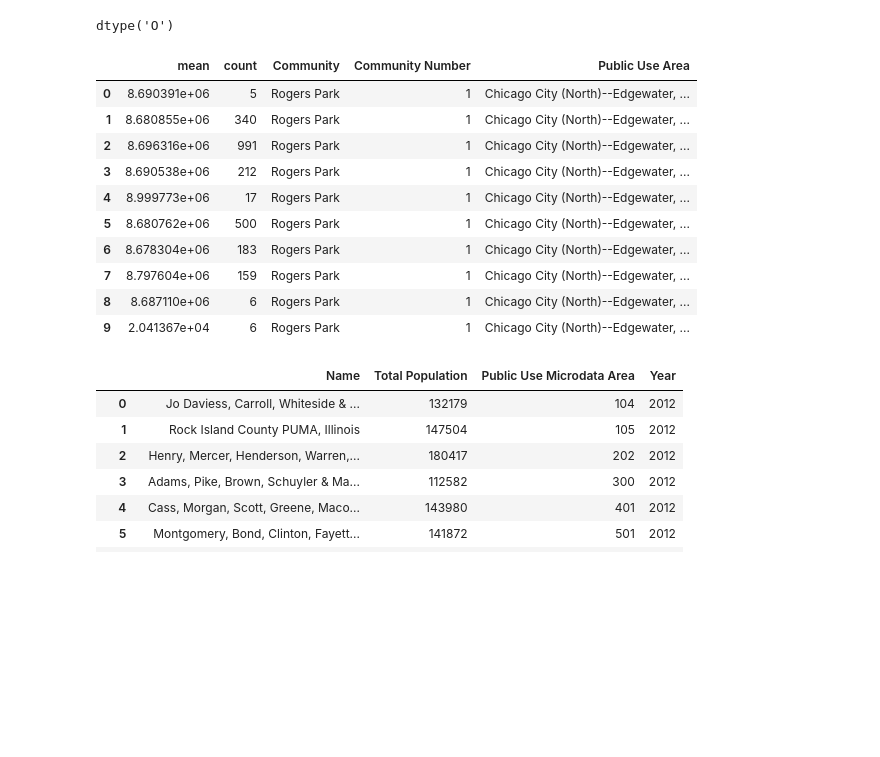
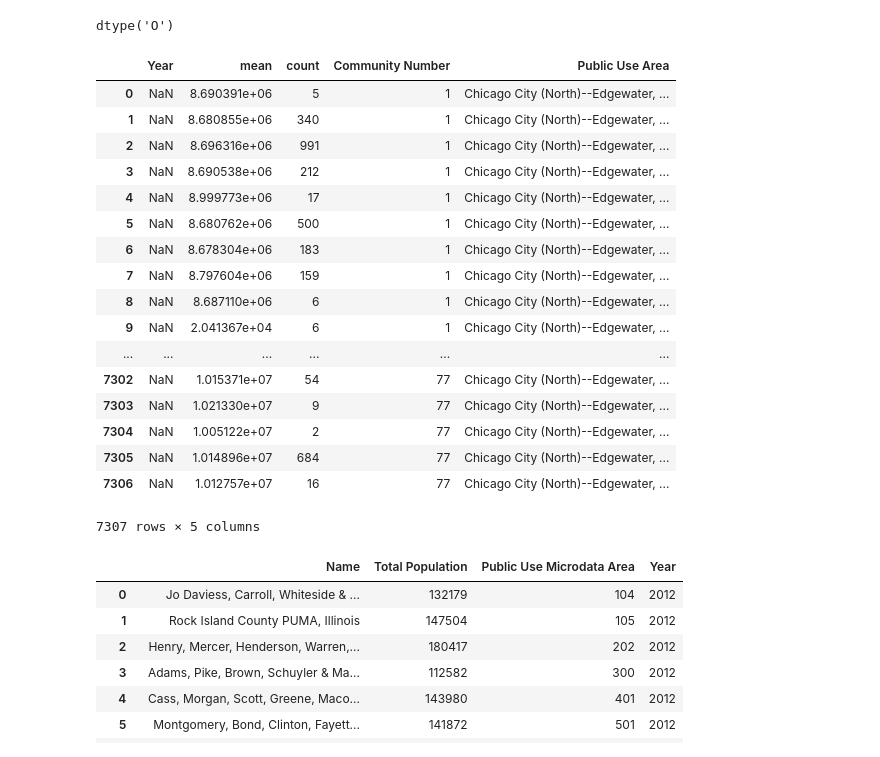
Before and after one commit to MariaSorensen/Colorama, a Jupyter notebook: Chicago_Crime.ipynb, the cells around one changed output. Drawn from its saved outputs; the diff is of its cells as text; code cells hidden in the pictures; blank space fills up the shorter version.

```diff
--- a/Chicago_Crime.ipynb
+++ b/Chicago_Crime.ipynb
@@ -93,7 +93,7 @@ Primary_types_df
 ### The types of crimes that occurred in each community area
 # %%
 type_summary_df = (Primary_types_df.groupby(["Year", "Community Area", "Primary Type"])
-                    ["ID"].agg(['mean', 'count'])
+                    ["ID"].agg(['mean', 'count'], as_index=False)
                   )
 type_summary_df.head()
 # %% [output]
@@ -108,7 +108,7 @@ type_summary_df.head()
 Columns=['Year','Community Area', 'Primary Type', 'mean', 'count']
 #Columns=['Year'] .reset_index().drop('index', axis=1)
 type_summary_df = type_summary_df.reindex(columns=Columns)
-type_summary_df = type_summary_df.drop(['Community Area', 'Year','Primary Type'], axis=1)
+type_summary_df = type_summary_df.drop(['Community Area', 'Primary Type'], axis=1)
 # %%
 type_summary_df
 # %% [output]
@@ -190,7 +191,7 @@ Index(['Community', 'Community \nNumber', 'Public Use Area'], dtype='object')
 # Merge our newly combined dataframe with the 2015 dataframe
 #Crime_Summary_df = pd.merge(type_summary_df, communityarea_path, how="inner", on='Community Area')
 Crime_Summary_df = pd.merge(type_summary_df, communityarea_path,
-                            left_on='Community Area', right_on='Community \nNumber',
+                            left_on='Year','Community Area', right_on='Year','Community \nNumber',
                             how='inner',
                             validate="m:1"
                            )
@@ -199,19 +202,26 @@ Crime_Summary_df['Public Use Area'].dtype
 # %% [output]
 dtype('O')
 # %%
-Crime_Summary_df.head(10)
+Crime_Summary_df
 # %% [output]
-|  | mean | count | Community | Community Number | Public Use Area |
-| 0 | 8.690391e+06 | 5 | Rogers Park | 1 | Chicago City (North)--Edgewater, ... |
-| 1 | 8.680855e+06 | 340 | Rogers Park | 1 | Chicago City (North)--Edgewater, ... |
-| 2 | 8.696316e+06 | 991 | Rogers Park | 1 | Chicago City (North)--Edgewater, ... |
-| 3 | 8.690538e+06 | 212 | Rogers Park | 1 | Chicago City (North)--Edgewater, ... |
-| 4 | 8.999773e+06 | 17 | Rogers Park | 1 | Chicago City (North)--Edgewater, ... |
-| 5 | 8.680762e+06 | 500 | Rogers Park | 1 | Chicago City (North)--Edgewater, ... |
-| 6 | 8.678304e+06 | 183 | Rogers Park | 1 | Chicago City (North)--Edgewater, ... |
-| 7 | 8.797604e+06 | 159 | Rogers Park | 1 | Chicago City (North)--Edgewater, ... |
-| 8 | 8.687110e+06 | 6 | Rogers Park | 1 | Chicago City (North)--Edgewater, ... |
-| 9 | 2.041367e+04 | 6 | Rogers Park | 1 | Chicago City (North)--Edgewater, ... |
+|  | Year | mean | count | Community Number | Public Use Area |
+| 0 | NaN | 8.690391e+06 | 5 | 1 | Chicago City (North)--Edgewater, ... |
+| 1 | NaN | 8.680855e+06 | 340 | 1 | Chicago City (North)--Edgewater, ... |
+| 2 | NaN | 8.696316e+06 | 991 | 1 | Chicago City (North)--Edgewater, ... |
+| 3 | NaN | 8.690538e+06 | 212 | 1 | Chicago City (North)--Edgewater, ... |
+| 4 | NaN | 8.999773e+06 | 17 | 1 | Chicago City (North)--Edgewater, ... |
+| 5 | NaN | 8.680762e+06 | 500 | 1 | Chicago City (North)--Edgewater, ... |
+| 6 | NaN | 8.678304e+06 | 183 | 1 | Chicago City (North)--Edgewater, ... |
+| 7 | NaN | 8.797604e+06 | 159 | 1 | Chicago City (North)--Edgewater, ... |
+| 8 | NaN | 8.687110e+06 | 6 | 1 | Chicago City (North)--Edgewater, ... |
+| 9 | NaN | 2.041367e+04 | 6 | 1 | Chicago City (North)--Edgewater, ... |
+| ... | ... | ... | ... | ... | ... |
+| 7302 | NaN | 1.015371e+07 | 54 | 77 | Chicago City (North)--Edgewater, ... |
+| 7303 | NaN | 1.021330e+07 | 9 | 77 | Chicago City (North)--Edgewater, ... |
+| 7304 | NaN | 1.005122e+07 | 2 | 77 | Chicago City (North)--Edgewater, ... |
+| 7305 | NaN | 1.014896e+07 | 684 | 77 | Chicago City (North)--Edgewater, ... |
+| 7306 | NaN | 1.012757e+07 | 16 | 77 | Chicago City (North)--Edgewater, ... |
+7307 rows × 5 columns
 # %%
 population_path = "C:/Users/Maria/Documents/Colorama - Copy/MariaProject1/Resources/Illinois_Population.csv"
 
```
Also changed, not shown: parts of 5 cells of this notebook.
